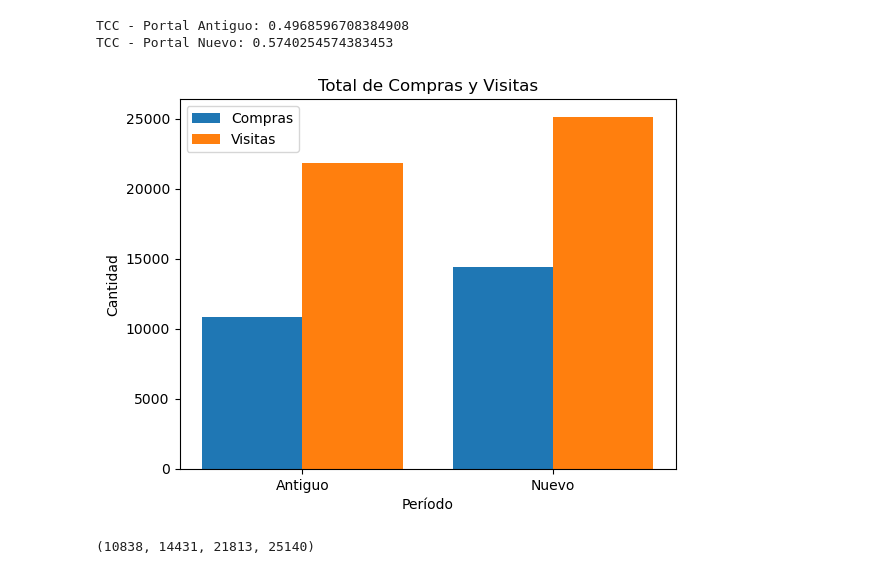
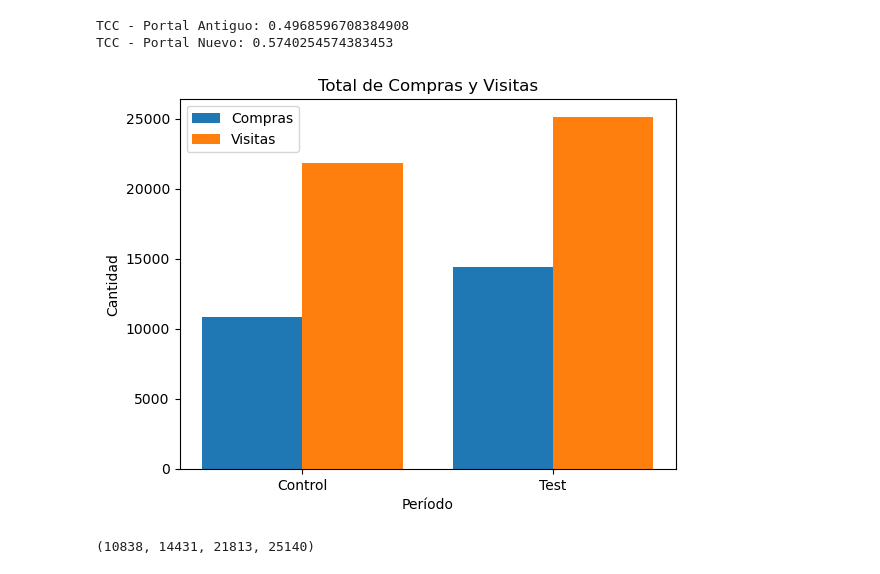
Before and after one commit to ivanalonsom/Project5_EDA_Inferential_Stats, a Jupyter notebook: main.ipynb, the cells around one changed output. Cells and saved outputs as stored; diff of their text form; code cells hidden in the pictures.

```diff
--- a/main.ipynb
+++ b/main.ipynb
@@ -261,29 +258,29 @@ TCC - Portal Nuevo: 0.5740254574383453
 # %%
 import matplotlib.pyplot as plt
 import numpy as np
 
 # Crea un arreglo con las etiquetas del eje x
 x = np.arange(2)
 
 # Crea un gráfico de barras
 plt.bar(x - 0.2, [total_compras_antiguo, total_compras_nuevo], label='Compras', width=0.4)
 plt.bar(x + 0.2, [total_visitas_antiguo, total_visitas_nuevo], label='Visitas', width=0.4)
 
 # Agrega un título y etiquetas a los ejes
 plt.title('Total de Compras y Visitas')
 plt.xlabel('Período')
 plt.ylabel('Cantidad')
 
 # Agrega etiquetas al eje x
-plt.xticks(x, ['Antiguo', 'Nuevo'])
+plt.xticks(x, ['Control', 'Test'])
 
 # Agrega una leyenda
 plt.legend()
 
 # Muestra el gráfico
 plt.show()
 # %% [output]
-[figure, old version]
+[figure, new version]
 # %%
 total_compras_antiguo, total_compras_nuevo,total_visitas_antiguo,total_visitas_nuevo
 # %% [output]
```
Also changed, not shown: parts of 20 cells of this notebook, 1 other file.
